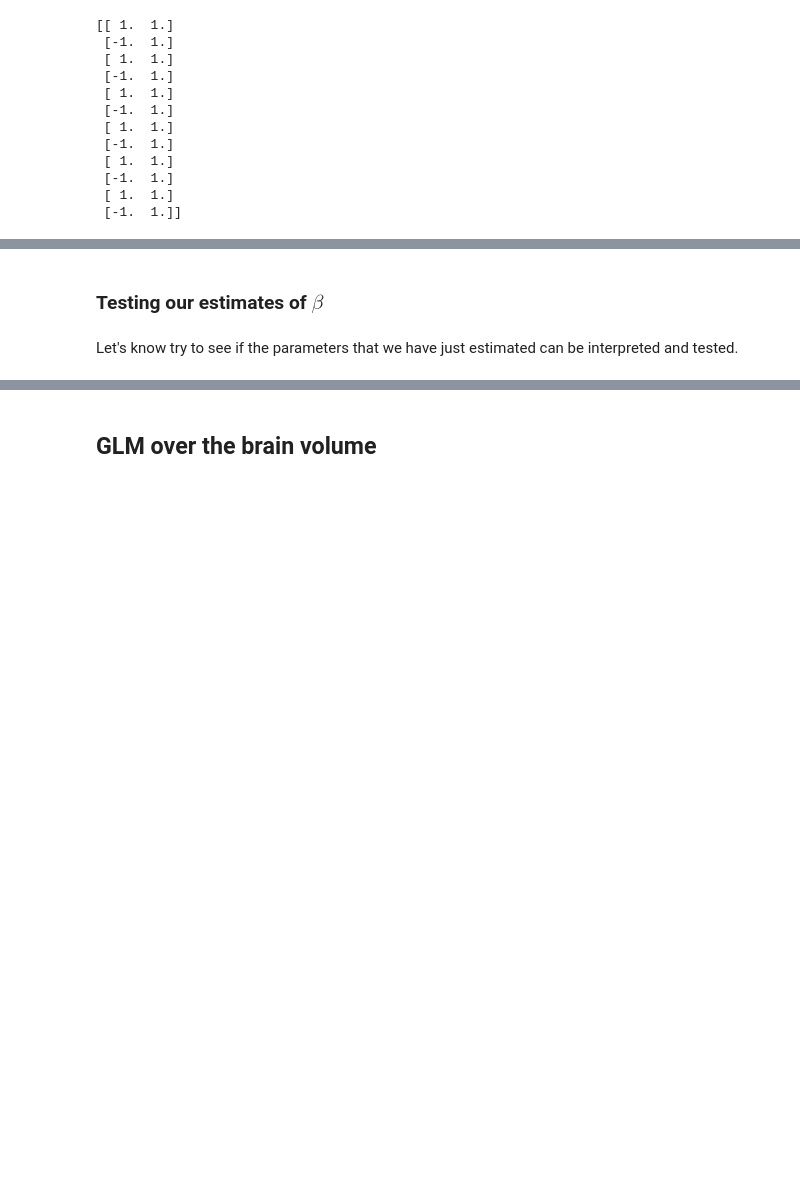
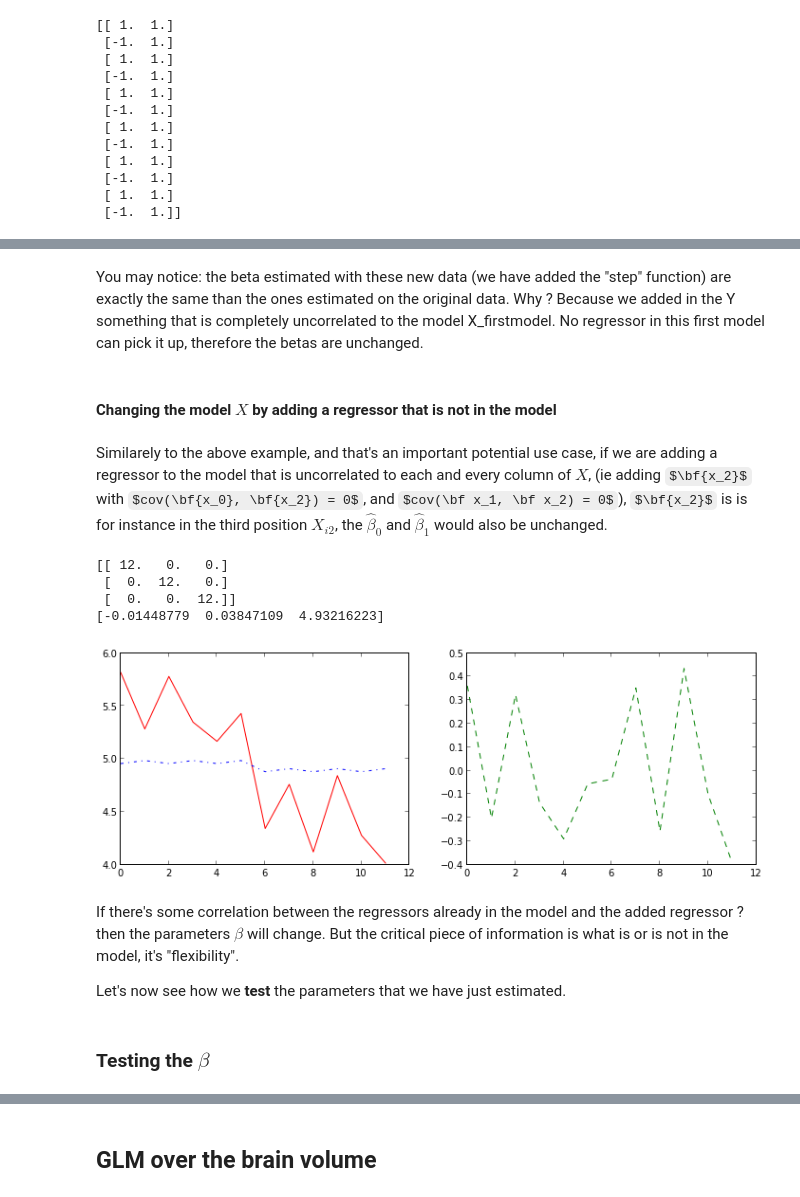
Before and after one commit to jbpoline/nipy-notebooks, a Jupyter notebook: GLM_t_F.ipynb, the cells around one changed output, grey strips where cells are left out. Saved outputs shown, nothing was run; the diff lists cells and outputs as text; code cells hidden in the pictures; some formulas as TeX source; blank space fills up the shorter version.

```diff
--- a/GLM_t_F.ipynb
+++ b/GLM_t_F.ipynb
@@ -182,4 +274,26 @@ plot(x, Y, 'r-', x, Yfitted, 'b-.')
+# %% [markdown]
+You may notice: the beta estimated with these new data (we have added the "step" function) are exactly the same than the ones estimated on the original data. Why ? Because we added in the Y something that is completely uncorrelated to the model X_firstmodel. No regressor in this first model can pick it up, therefore the betas are unchanged.
+# %% [markdown]
+#### Changing the model $X$ by adding a regressor that is not in the model
+# %% [markdown]
+Similarely to the above example, and that's an important potential use case, if we are adding a regressor to the model that is uncorrelated to each and every column of $X$, (ie adding $\bf{x_2}$ with $cov(\bf{x_0}, \bf{x_2}) = 0$, and $cov(\bf x_1, \bf x_2) = 0$), $\bf{x_2}$ is is for instance in the third position $X_{i2}$, the $\hat\beta_0$ and $\hat\beta_1$ would also be unchanged.
+# %%
+x1_ = np.hstack((np.ones(6),-np.ones(6)))
+x2 = np.ones(12)
+X_ = np.vstack((x0,x1_,x2)).T
+print X_.T.dot(X_)
+glm_result = glm(X_, vdata*1000) # original data
+plot_glm(Y, glm_result[1], glm_result[2])
+print glm_result[0] # the betas
+# %% [output]
+[[ 12.   0.   0.]
+ [  0.  12.   0.]
+ [  0.   0.  12.]]
+[-0.01448779  0.03847109  4.93216223]
+[figure, added]
+# %% [markdown]
+If there's some correlation between the regressors already in the model and the added regressor ? then the parameters $\beta$ will change. But the critical piece of information is what is or is not in the model, it's "flexibility".
+
+Let's now see how we **test** the parameters that we have just estimated.
 # %% [markdown]
-### Testing our estimates of $\beta$
+### Testing the $\beta$
-# %% [markdown]
-Let's know try to see if the parameters that we have just estimated can be interpreted and tested.
```
Also changed, not shown: parts of 28 cells of this notebook.
